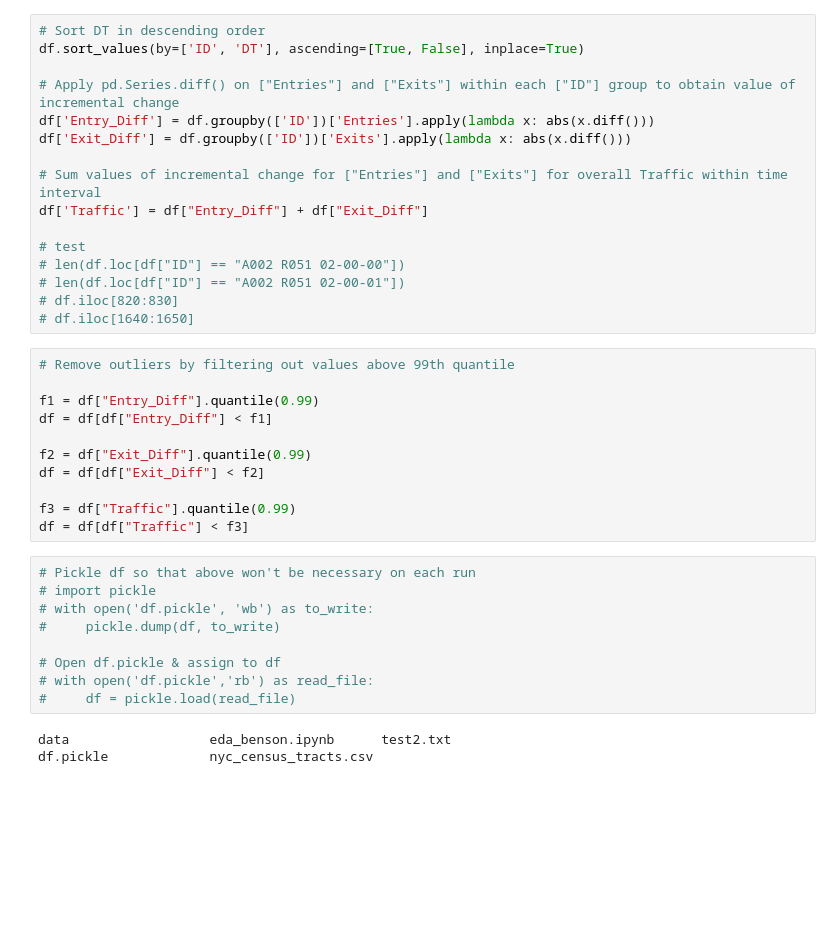
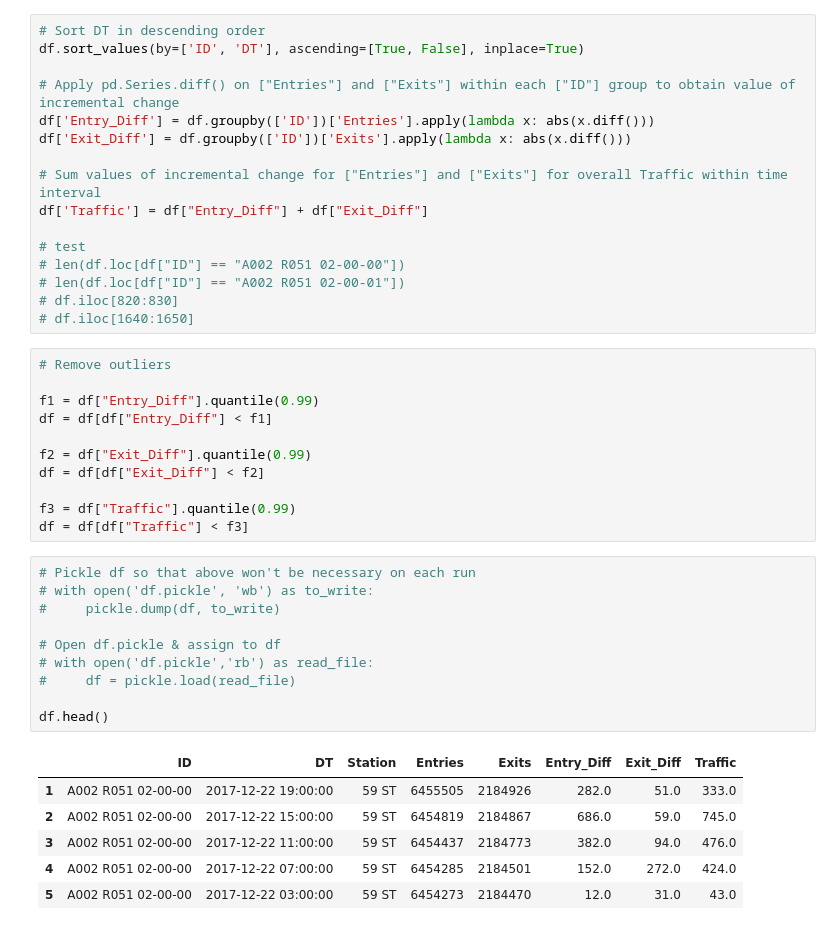
Before and after one commit to JNYH/projectbenson, a Jupyter notebook: eda_benson.ipynb, the cells around one changed output. Saved outputs shown, nothing was run; the diff lists cells and outputs as text; blank space fills up the shorter version.

```diff
--- a/eda_benson.ipynb
+++ b/eda_benson.ipynb
@@ -76,7 +79,7 @@ df['Traffic'] = df["Entry_Diff"] + df["Exit_Diff"]
 # df.iloc[820:830]
 # df.iloc[1640:1650]
 # %%
-# Remove outliers by filtering out values above 99th quantile
+# Remove outliers
 
 f1 = df["Entry_Diff"].quantile(0.99)
 df = df[df["Entry_Diff"] < f1]
@@ -88,15 +91,20 @@ f3 = df["Traffic"].quantile(0.99)
 df = df[df["Traffic"] < f3]
 # %%
 # Pickle df so that above won't be necessary on each run
-# import pickle
 # with open('df.pickle', 'wb') as to_write:
 #     pickle.dump(df, to_write)
 
 # Open df.pickle & assign to df
 # with open('df.pickle','rb') as read_file:
 #     df = pickle.load(read_file)
+
+df.head()
 # %% [output]
-data                  eda_benson.ipynb      test2.txt
-df.pickle             nyc_census_tracts.csv
+|  | ID | DT | Station | Entries | Exits | Entry_Diff | Exit_Diff | Traffic |
+| 1 | A002 R051 02-00-00 | 2017-12-22 19:00:00 | 59 ST | 6455505 | 2184926 | 282.0 | 51.0 | 333.0 |
+| 2 | A002 R051 02-00-00 | 2017-12-22 15:00:00 | 59 ST | 6454819 | 2184867 | 686.0 | 59.0 | 745.0 |
+| 3 | A002 R051 02-00-00 | 2017-12-22 11:00:00 | 59 ST | 6454437 | 2184773 | 382.0 | 94.0 | 476.0 |
+| 4 | A002 R051 02-00-00 | 2017-12-22 07:00:00 | 59 ST | 6454285 | 2184501 | 152.0 | 272.0 | 424.0 |
+| 5 | A002 R051 02-00-00 | 2017-12-22 03:00:00 | 59 ST | 6454273 | 2184470 | 12.0 | 31.0 | 43.0 |
 # %%
 # Top Station by Day
```
Also changed, not shown: parts of 10 cells of this notebook.
